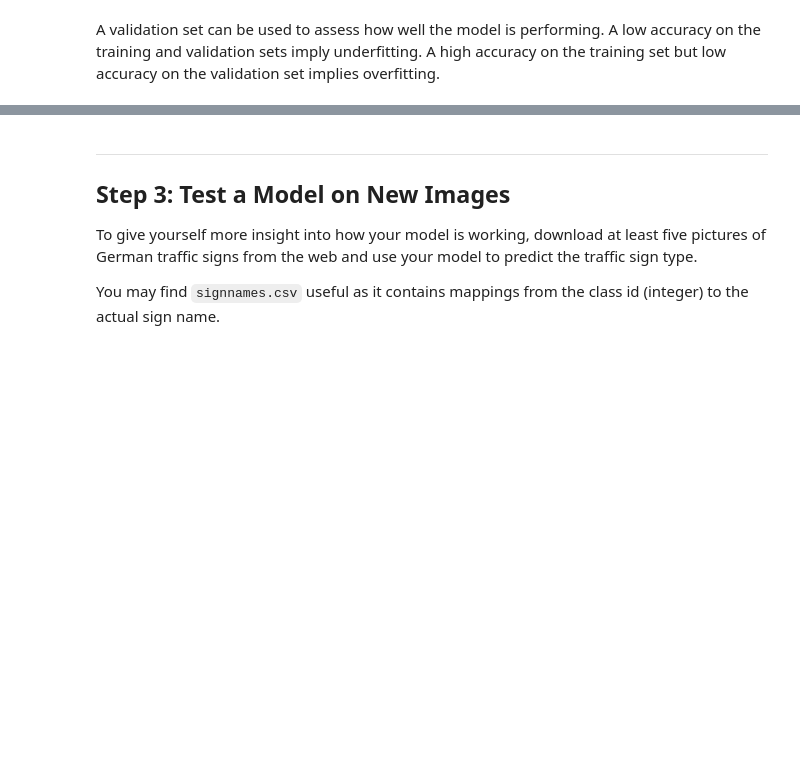
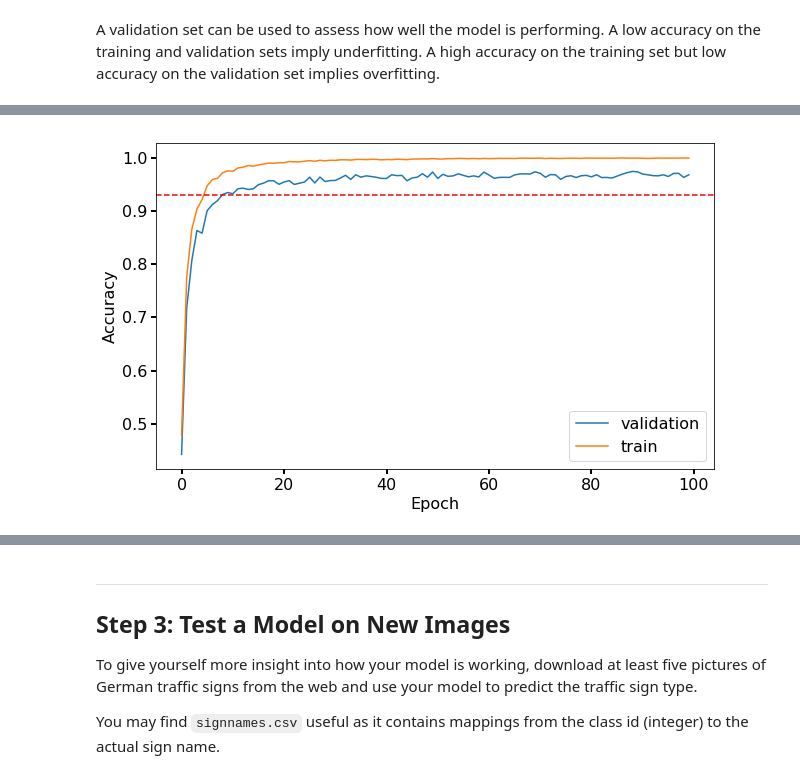
Before and after one commit to xingliuUT/CarND-Traffic-Sign-Classifier-Project, a Jupyter notebook: Traffic_Sign_Classifier.ipynb, the cells around one changed output, grey strips where cells are left out. Drawn from its saved outputs; the diff is of its cells as text; code cells hidden in the pictures; blank space fills up the shorter version.

```diff
--- a/Traffic_Sign_Classifier.ipynb
+++ b/Traffic_Sign_Classifier.ipynb
@@ -558,3 +641,7 @@ KeyboardInterrupt:
+# %%
+keep_probability = 0.8
+BATCH_SIZE = 128
+EPOCHS = 100
 # %%
 ### Train your model here.
 ### Calculate and report the accuracy on the training and validation set.
@@ -602,14 +700,18 @@ KeyboardInterrupt:
 # %%
 epochArr = np.arange(0, EPOCHS)
-plt.figure(figsize = (6,4))
+plt.figure(figsize = (10,6))
 plt.plot(epochArr, validAccArr, label = 'validation')
 plt.plot(epochArr, trainAccArr, label = 'train')
 plt.axhline(y = 0.93, linestyle = 'dashed', color = 'r')
-plt.legend()
-plt.xlabel('Epoch')
-plt.ylabel('Accuracy')
-plt.show()
-#plt.savefig(img_output_dir + 'accuracy_lenet_08DropOut.png', format = 'png')
+plt.legend(loc = 4, prop = {'size':16})
+plt.xlabel('Epoch', fontsize = 16)
+plt.ylabel('Accuracy', fontsize = 16)
+#plt.show()
+plt.tick_params(axis='both', which='major',labelsize=16,\
+    length=5,width=2,direction='out')
+plt.savefig(img_output_dir + 'accuracy_lenet_08DropOut.png', format = 'png')
+# %% [output]
+[figure, added]
 # %%
 ! pip list | grep tensorflow
 # %%
```
Also changed, not shown: parts of 13 cells of this notebook.
